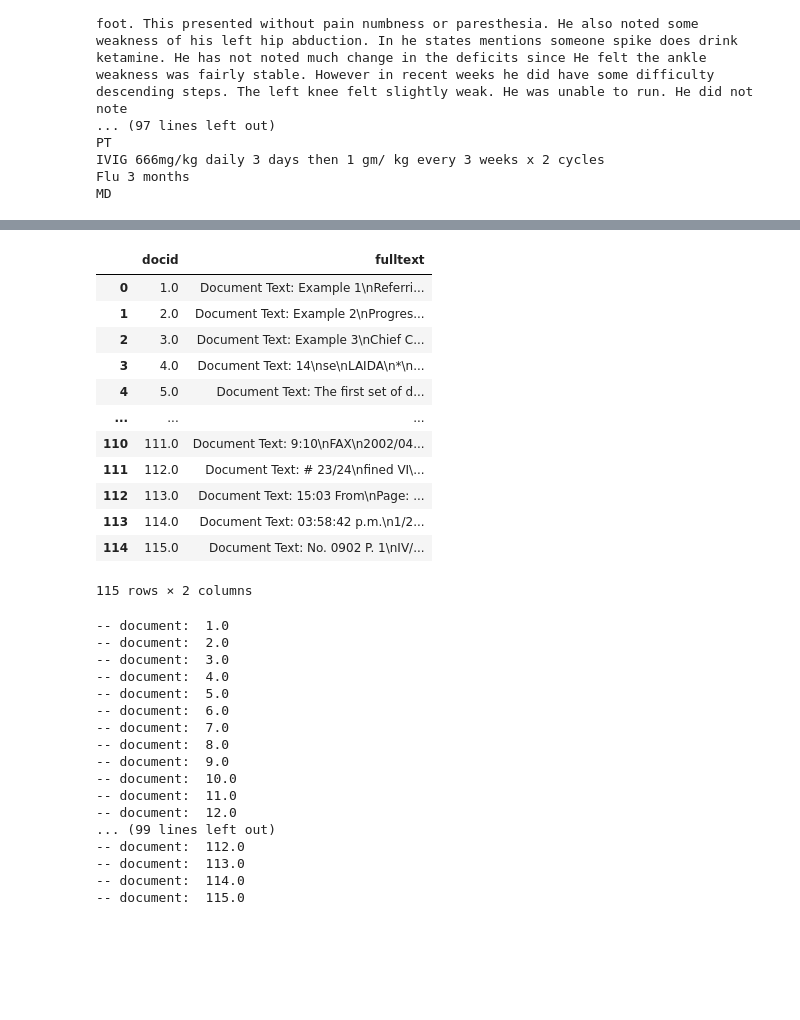
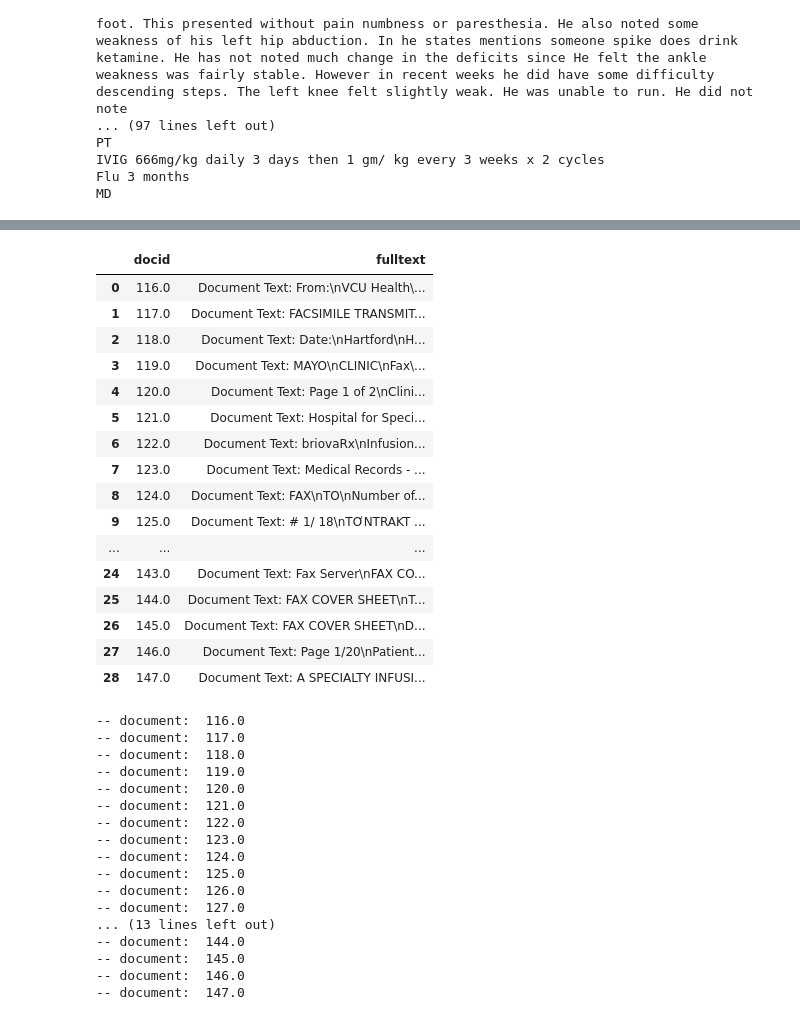
Before and after one commit to kerryqliu/stats170, a Jupyter notebook: documents.ipynb, the cells around one changed output, grey strips where cells are left out. Drawn from its saved outputs; the diff is of its cells as text; code cells hidden in the pictures; blank space fills up the shorter version.

Commit message:
read documents (116-147 NOT 137,139,141) -> database, sentence tokenize -> database

```diff
--- a/documents.ipynb
+++ b/documents.ipynb
@@ -167,46 +184,50 @@ gs://medical-documents/clinicalexample115.pdf
 # %%
-getDocs = "SELECT * from fullDocuments"
+getDocs = "SELECT * from fullDocuments WHERE docid > 115 AND docid NOT IN (137,139,141)"
 full_doc = pd.read_sql_query(getDocs, con=engine)
 full_doc
 # %% [output]
 |  | docid | fulltext |
-| 0 | 1.0 | Document Text: Example 1\nReferri... |
-| 1 | 2.0 | Document Text: Example 2\nProgres... |
-| 2 | 3.0 | Document Text: Example 3\nChief C... |
-| 3 | 4.0 | Document Text: 14\nse\nLAIDA\n*\n... |
-| 4 | 5.0 | Document Text: The first set of d... |
+| 0 | 116.0 | Document Text: From:\nVCU Health\... |
+| 1 | 117.0 | Document Text: FACSIMILE TRANSMIT... |
+| 2 | 118.0 | Document Text: Date:\nHartford\nH... |
+| 3 | 119.0 | Document Text: MAYO\nCLINIC\nFax\... |
+| 4 | 120.0 | Document Text: Page 1 of 2\nClini... |
+| 5 | 121.0 | Document Text: Hospital for Speci... |
+| 6 | 122.0 | Document Text: briovaRx\nInfusion... |
+| 7 | 123.0 | Document Text: Medical Records - ... |
+| 8 | 124.0 | Document Text: FAX\nTO\nNumber of... |
+| 9 | 125.0 | Document Text: # 1/ 18\nTƠNTRAKT ... |
 | ... | ... | ... |
-| 110 | 111.0 | Document Text: 9:10\nFAX\n2002/04... |
-| 111 | 112.0 | Document Text: # 23/24\nfined VI\... |
-| 112 | 113.0 | Document Text: 15:03 From\nPage: ... |
-| 113 | 114.0 | Document Text: 03:58:42 p.m.\n1/2... |
-| 114 | 115.0 | Document Text: No. 0902 P. 1\nIV/... |
+| 24 | 143.0 | Document Text: Fax Server\nFAX CO... |
+| 25 | 144.0 | Document Text: FAX COVER SHEET\nT... |
+| 26 | 145.0 | Document Text: FAX COVER SHEET\nD... |
+| 27 | 146.0 | Document Text: Page 1/20\nPatient... |
+| 28 | 147.0 | Document Text: A SPECIALTY INFUSI... |
-115 rows × 2 columns
 # %%
 for index, row in full_doc.iterrows():
   print('-- document: ', row['docid'])
   tk = sent_tokenize(row['fulltext'])
   tk[0] = re.sub(r'Document Text: Example \d+\n', '', tk[0])
-  # for i in range(len(tk)):
-    #engine.execute("INSERT INTO docSentences VALUES (%s, %s, %s)", row['docid'], i+1, tk[i])
+  for i in range(len(tk)):
+    engine.execute("INSERT INTO docSentences VALUES (%s, %s, %s)", row['docid'], i+1, tk[i])
 # %% [output]
--- document:  1.0
--- document:  2.0
--- document:  3.0
--- document:  4.0
--- document:  5.0
--- document:  6.0
--- document:  7.0
--- document:  8.0
--- document:  9.0
--- document:  10.0
--- document:  11.0
--- document:  12.0
-... (99 lines left out)
--- document:  112.0
--- document:  113.0
--- document:  114.0
--- document:  115.0
+-- document:  116.0
+-- document:  117.0
+-- document:  118.0
+-- document:  119.0
+-- document:  120.0
+-- document:  121.0
+-- document:  122.0
+-- document:  123.0
+-- document:  124.0
+-- document:  125.0
+-- document:  126.0
+-- document:  127.0
+... (13 lines left out)
+-- document:  144.0
+-- document:  145.0
+-- document:  146.0
+-- document:  147.0
 # %%
 sent = "SELECT * from docSentences"
 sent_df = pd.read_sql_query(sent, con=engine)
```
Also changed, not shown: parts of 6 cells of this notebook.
